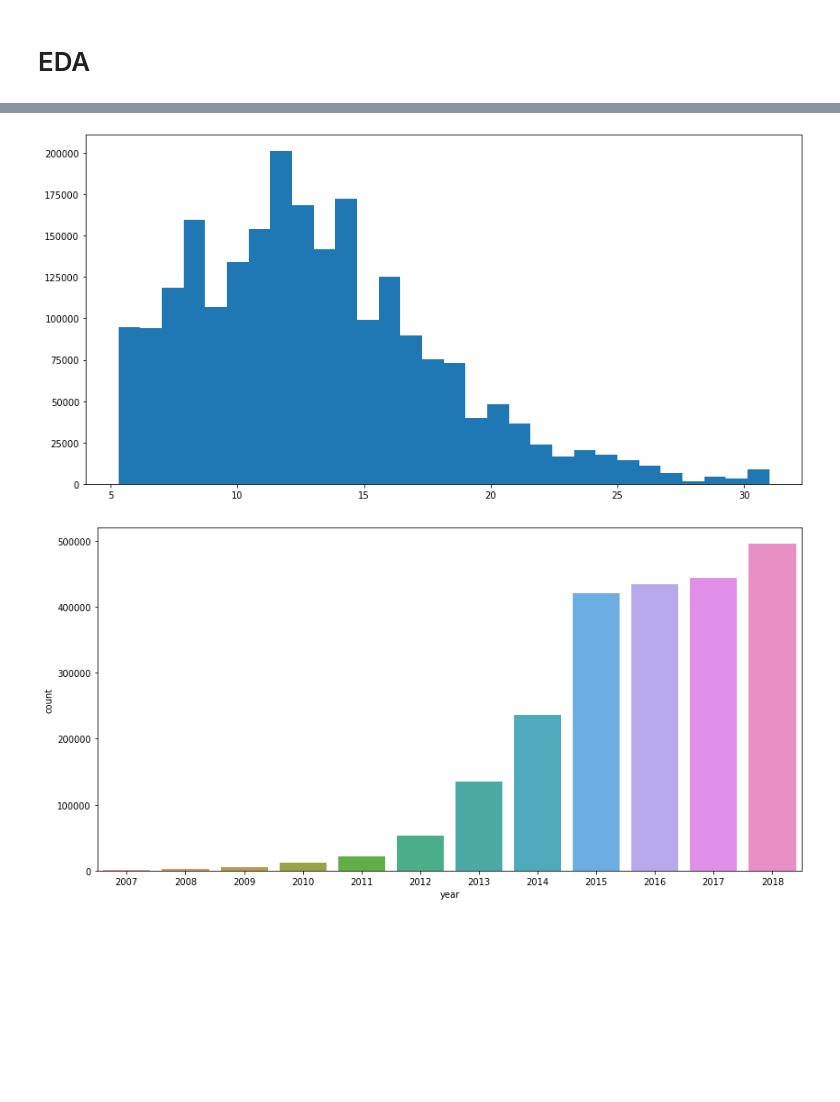
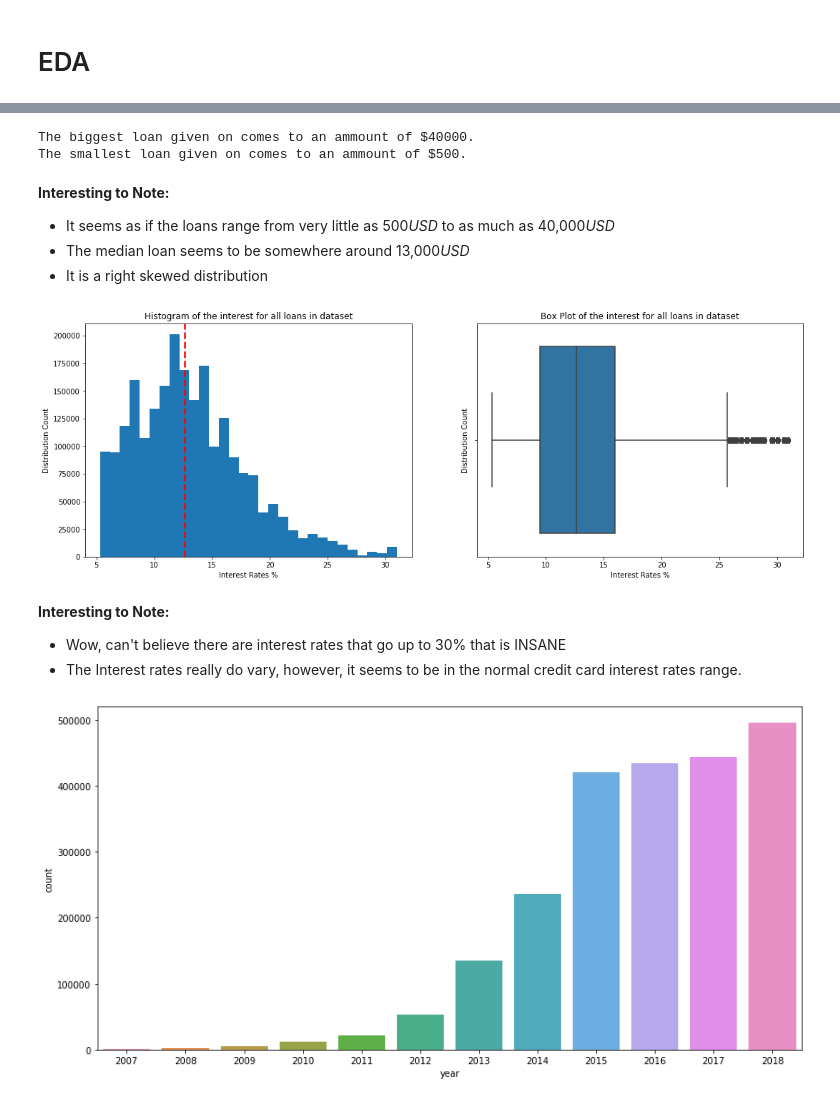
Before and after one commit to andrewhnberry/Identifying-bad-debt, a Jupyter notebook: Part 1 - Exploratory Data Analysis.ipynb, the cells around one changed output, grey strips where cells are left out. Saved outputs shown, nothing was run; the diff lists cells and outputs as text; code cells hidden in the pictures; blank space fills up the shorter version.

```diff
--- a/Part 1 - Exploratory Data Analysis.ipynb
+++ b/Part 1 - Exploratory Data Analysis.ipynb
@@ -267,10 +261,40 @@ plt.show()
-# %%
-#Let's look at the Interest Rates
-plt.figure(figsize = (14,7))
-plt.hist(x = df['int_rate'], bins = 30)
-plt.show()
-# %% [output]
-[figure, removed]
+# %%
+print(f'The biggest loan given on comes to an ammount of ${max(df.loan_amnt)}.')
+print(f'The smallest loan given on comes to an ammount of ${min(df.loan_amnt)}.')
+# %% [output]
+The biggest loan given on comes to an ammount of $40000.
+The smallest loan given on comes to an ammount of $500.
+# %% [markdown]
+**Interesting to Note:**
+* It seems as if the loans range from very little as 500*USD* to as much as 40,000*USD*
+* The median loan seems to be somewhere around 13,000*USD*
+* It is a right skewed distribution
+# %%
+#Let's look at the Interest Rates with a histogram
+plt.figure(figsize = (18,6))
+
+#fig 1
+plt.subplot(1,2,1)
+plt.hist(x = df['int_rate'], bins = 30)
+plt.title("Histogram of the interest for all loans in dataset")
+plt.xlabel("Interest Rates %")
+plt.ylabel("Distribution Count")
+plt.axvline(df.int_rate.median(), color='red', linestyle='dashed', linewidth=2.5)
+
+#fig 2
+plt.subplot(1,2,2)
+sns.boxplot(x = df['int_rate'])
+plt.title("Box Plot of the interest for all loans in dataset")
+plt.xlabel("Interest Rates %")
+plt.ylabel("Distribution Count")
+
+plt.show()
+# %% [output]
+[figure, added]
+# %% [markdown]
+**Interesting to Note:**
+* Wow, can't believe there are interest rates that go up to 30% that is INSANE
+* The Interest rates really do vary, however, it seems to be in the normal credit card interest rates range.
 # %%
 #Lets measure how many loans were created each year.
 # First we need to create a new column year, and transform the issue_date
```
Also changed, not shown: parts of 9 cells of this notebook, 4 other files.
